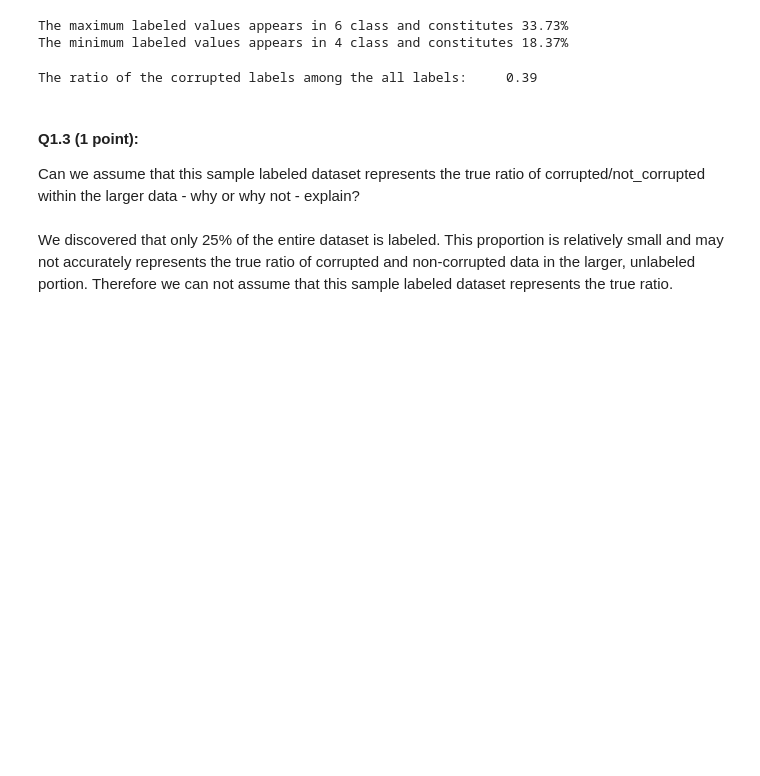
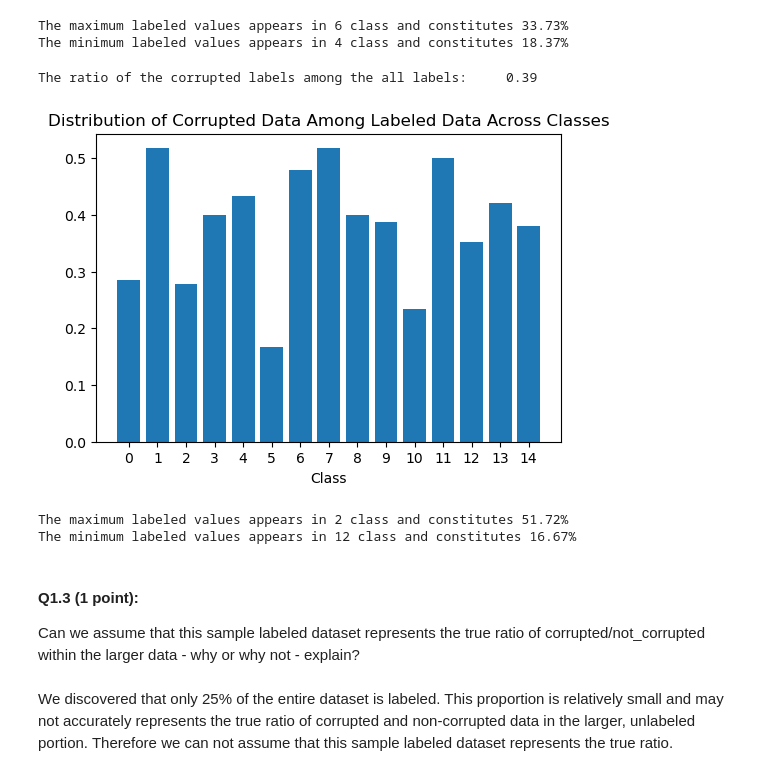
Before and after one commit to JaneAmi/YData_UL, a Jupyter notebook: HW4_AD/HW4_Anomaly_Detection.ipynb, the cells around one changed output. Drawn from its saved outputs; the diff is of its cells as text; code cells hidden in the pictures; blank space fills up the shorter version.

```diff
--- a/HW4_AD/HW4_Anomaly_Detection.ipynb
+++ b/HW4_AD/HW4_Anomaly_Detection.ipynb
@@ -171,6 +171,25 @@ print(f"""The ratio of the corrupted labels among the all labels: \
     {(len(train_data[train_data['Corrupted']==1]) / len(train_data[~train_data['Corrupted'].isna()])):.2f}""")
 # %% [output]
 The ratio of the corrupted labels among the all labels:     0.39
+# %%
+# How it divided between classes?
+lb_class = train_data[train_data['Corrupted']==1].groupby('Class')['Class'].count() / train_data[~train_data['Corrupted'].isna()].groupby('Class')['Class'].count()
+
+plt.figure(figsize=(6,4))
+
+plt.bar(train_data['Class'].unique(), lb_class)
+
+plt.xticks(train_data['Class'].unique())
+plt.xlabel('Class')
+plt.title("Distribution of Corrupted Data Among Labeled Data Across Classes")
+plt.show()
+
+print(f'The maximum labeled values appears in {np.argmax(lb_class)} class and constitutes {lb_class.max():.2%}')
+print(f'The minimum labeled values appears in {np.argmin(lb_class)} class and constitutes {lb_class.min():.2%}')
+# %% [output]
+[figure, added]
+The maximum labeled values appears in 2 class and constitutes 51.72%
+The minimum labeled values appears in 12 class and constitutes 16.67%
 # %% [markdown]
 #### Q1.3 (1 point):
 Can we assume that this sample labeled dataset represents the true ratio of corrupted/not_corrupted within the larger data - why or why not - explain?
```
Also changed, not shown: parts of 13 cells of this notebook.
